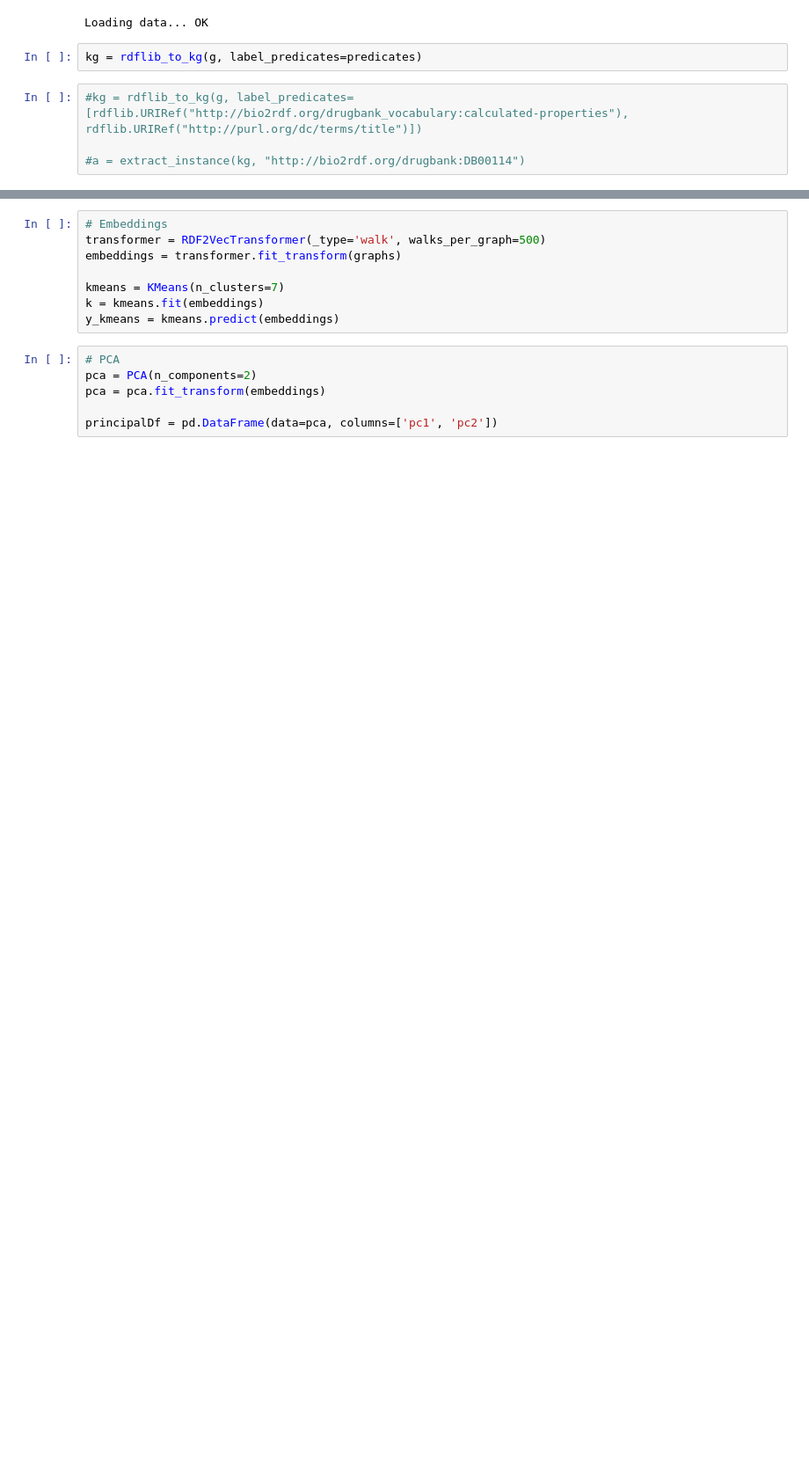
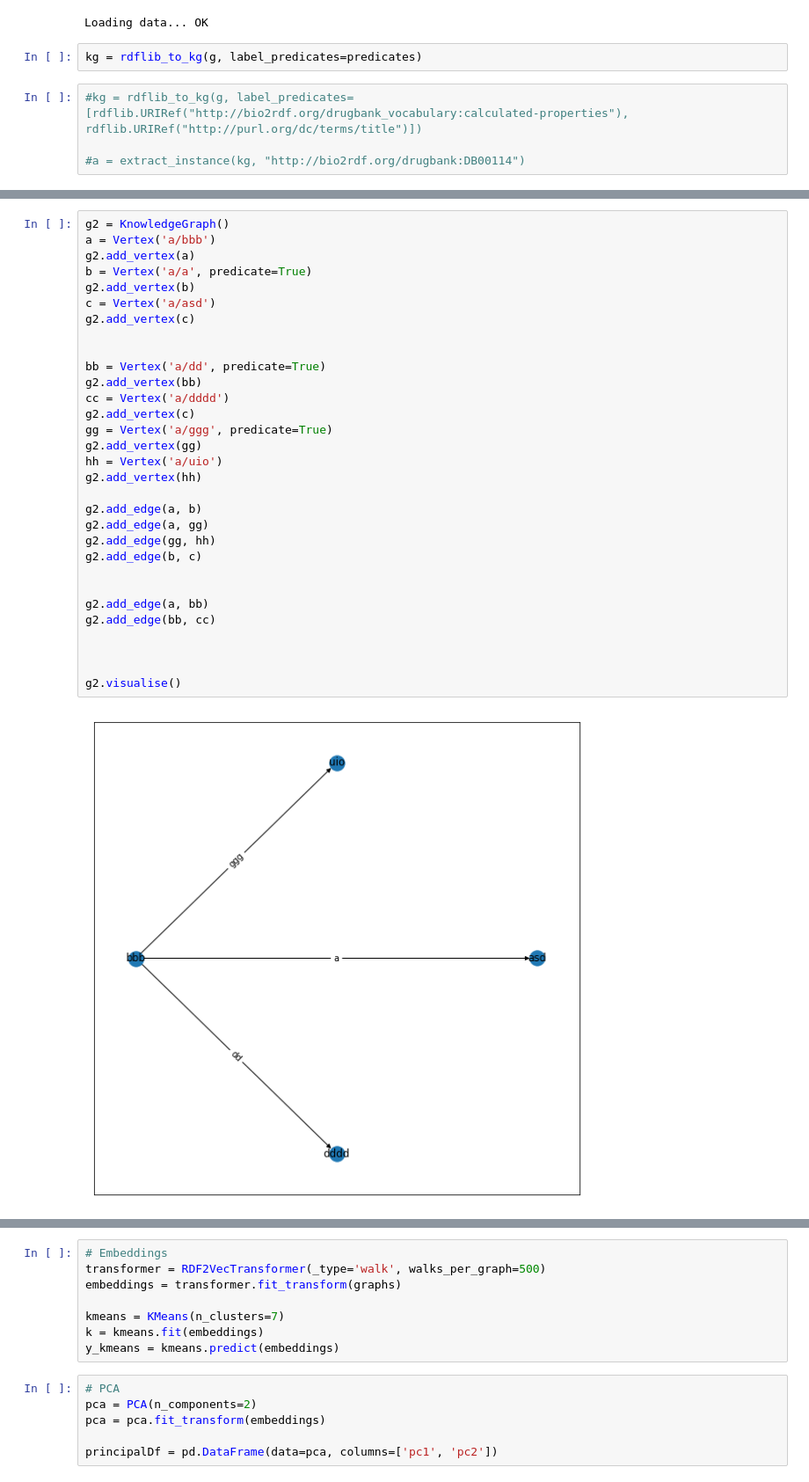
Before and after one commit to SynStratos/RDF_Clustering, a Jupyter notebook: main_nb.ipynb, the cells around one changed output, grey strips where cells are left out. Shown at 88% size. Cells and saved outputs as stored; diff of their text form; blank space fills up the shorter version.

```diff
--- a/main_nb.ipynb
+++ b/main_nb.ipynb
@@ -52,0 +141,33 @@ failed:7260
+# %%
+g2 = KnowledgeGraph()
+a = Vertex('a/bbb')
+g2.add_vertex(a)
+b = Vertex('a/a', predicate=True)
+g2.add_vertex(b)
+c = Vertex('a/asd')
+g2.add_vertex(c)
+
+
+bb = Vertex('a/dd', predicate=True)
+g2.add_vertex(bb)
+cc = Vertex('a/dddd')
+g2.add_vertex(c)
+gg = Vertex('a/ggg', predicate=True)
+g2.add_vertex(gg)
+hh = Vertex('a/uio')
+g2.add_vertex(hh)
+
+g2.add_edge(a, b)
+g2.add_edge(a, gg)
+g2.add_edge(gg, hh)
+g2.add_edge(b, c)
+
+
+g2.add_edge(a, bb)
+g2.add_edge(bb, cc)
+
+
+
+g2.visualise()
+# %% [output]
+[figure, added]
```
Also changed, not shown: parts of 17 cells of this notebook, 9 other files.
